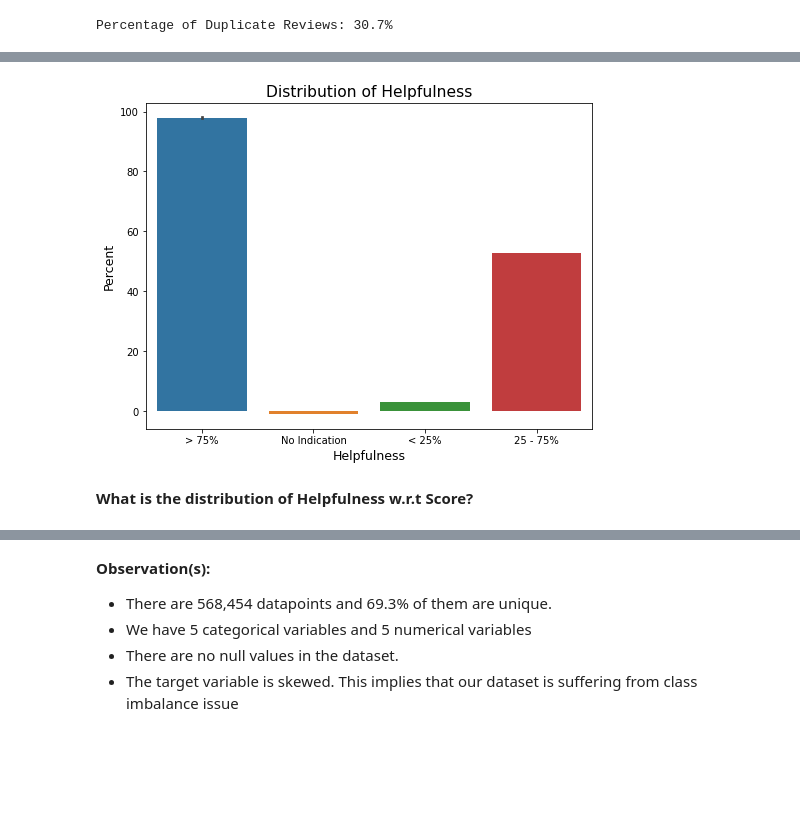
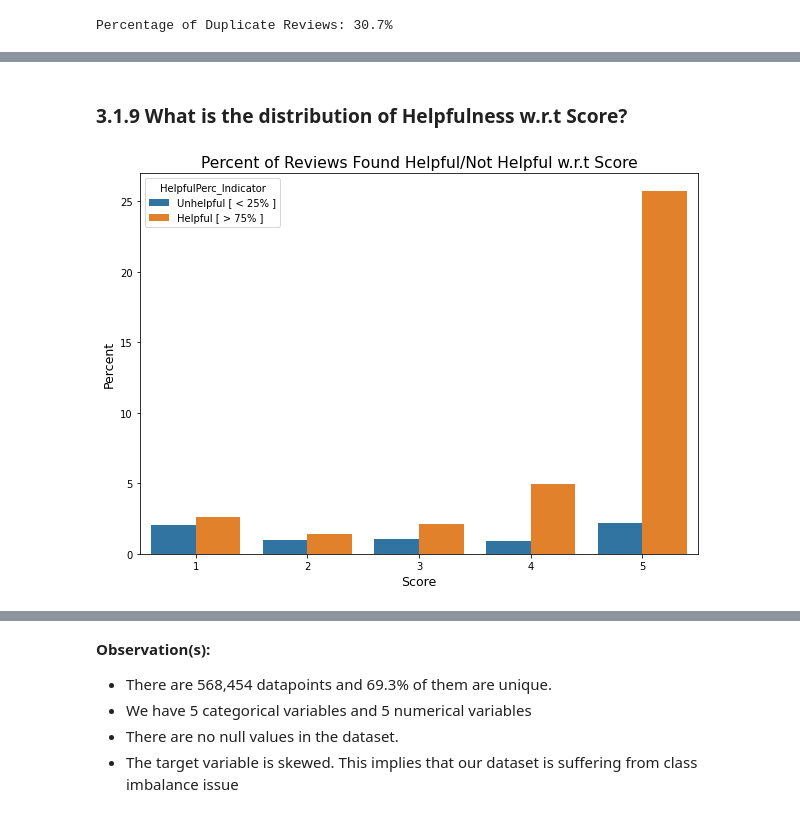
Before and after one commit to 1byte-yoda/ML-Personal-Projects, a Jupyter notebook: Amazon_Food_Reviews_Sentiment_Analysis/Amazon_Fine_Food.ipynb, the cells around one changed output, grey strips where cells are left out. Drawn from its saved outputs; the diff is of its cells as text; code cells hidden in the pictures; blank space fills up the shorter version.

```diff
--- a/Amazon_Food_Reviews_Sentiment_Analysis/Amazon_Fine_Food.ipynb
+++ b/Amazon_Food_Reviews_Sentiment_Analysis/Amazon_Fine_Food.ipynb
@@ -205,4 +223,6 @@ dup_counts = df[['UserId', 'ProfileName', 'Time', 'Text']].duplicated().sum()
 print('Percentage of Duplicate Reviews:', str(round(dup_counts/df.shape[0]*100, 2))+'%')
 # %% [output]
 Percentage of Duplicate Reviews: 30.7%
+# %%
+df = df[df['HelpfulnessNumerator'] <= df['HelpfulnessDenominator']]
 # %% [markdown]
@@ -231,3 +279,9 @@ def map_helpfulness(value):
     return '25 - 75%'
   elif value > -1 and value <= 25:
     return '< 25%'
+# %%
+helpful_dist_df = pd.DataFrame((df['HelpfulPerc'].value_counts()).T.reset_index())
+helpful_dist_df.columns = ['values', 'percent']
+helpful_dist_df['helpful_ind'] = helpful_dist_df['values'].apply(map_helpfulness)
+helpful_dist = (helpful_dist_df.groupby('helpful_ind').sum() / df.shape[0]*100).reset_index()
+helpful_dist.drop('values', axis=1, inplace=True)
@@ -234,13 +297,18 @@ def map_helpfulness(value):
+# %% [markdown]
+### 3.1.9 What is the distribution of Helpfulness w.r.t Score?
 # %%
 df['HelpfulPerc_Indicator'] = df['HelpfulPerc'].apply(map_helpfulness)
+# %%
+helpfulness_df = df[df['HelpfulPerc_Indicator'].isin(['> 75%', '< 25%'])].groupby(['HelpfulPerc_Indicator', 'Score']).count()['HelpfulPerc'].reset_index()
+helpfulness_df = pd.merge(helpfulness_df, helpful_dist_df.groupby('helpful_ind').sum().reset_index(), right_on='helpful_ind', left_on='HelpfulPerc_Indicator')
+helpfulness_df['HelpfulPerc'] = helpfulness_df['HelpfulPerc']/df.shape[0]*100
+helpfulness_df['HelpfulPerc_Indicator'] = helpfulness_df['HelpfulPerc_Indicator'].apply(lambda x: 'Unhelpful [ ' + x + ' ]' if x=='< 25%'  else 'Helpful [ ' + x + ' ]')
 # %%
-plt.figure(figsize=(8, 6))
-plt.title('Distribution of Helpfulness', fontsize=15.5)
-sns.barplot(x='HelpfulPerc_Indicator', y='HelpfulPerc', data=df)
+plt.figure(figsize=(10, 7))
+plt.title('Percent of Reviews Found Helpful/Not Helpful w.r.t Score', fontsize=15.5)
+sns.barplot(x='Score', y='HelpfulPerc', data=helpfulness_df, hue='HelpfulPerc_Indicator')
 plt.ylabel('Percent', fontsize=12.5)
-plt.xlabel('Helpfulness', fontsize=12.5)
+plt.xlabel('Score', fontsize=12.5)
 plt.show()
 # %% [output]
-[figure, old version]
+[figure, new version]
-# %% [markdown]
-<b> What is the distribution of Helpfulness w.r.t Score? </b>
```
Also changed, not shown: parts of 126 cells of this notebook.
